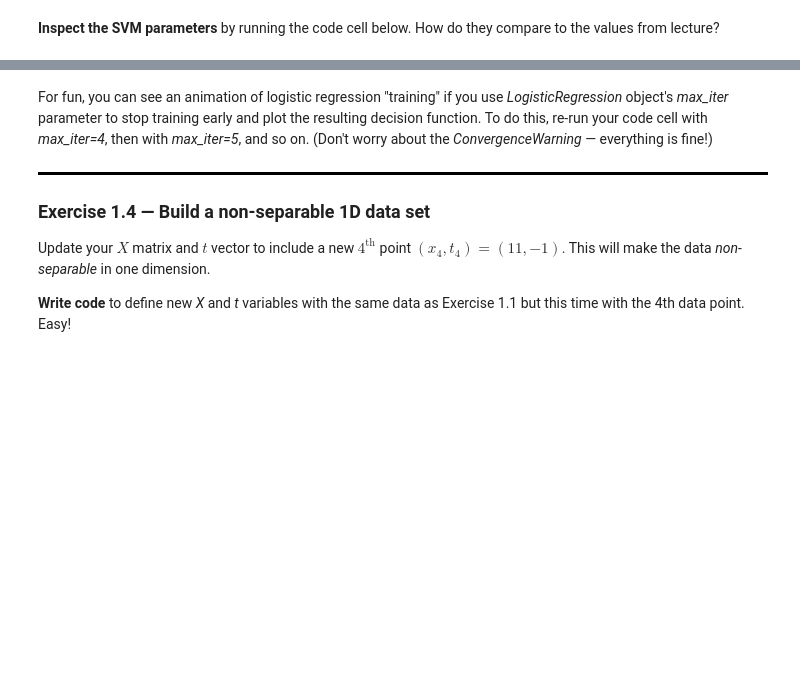
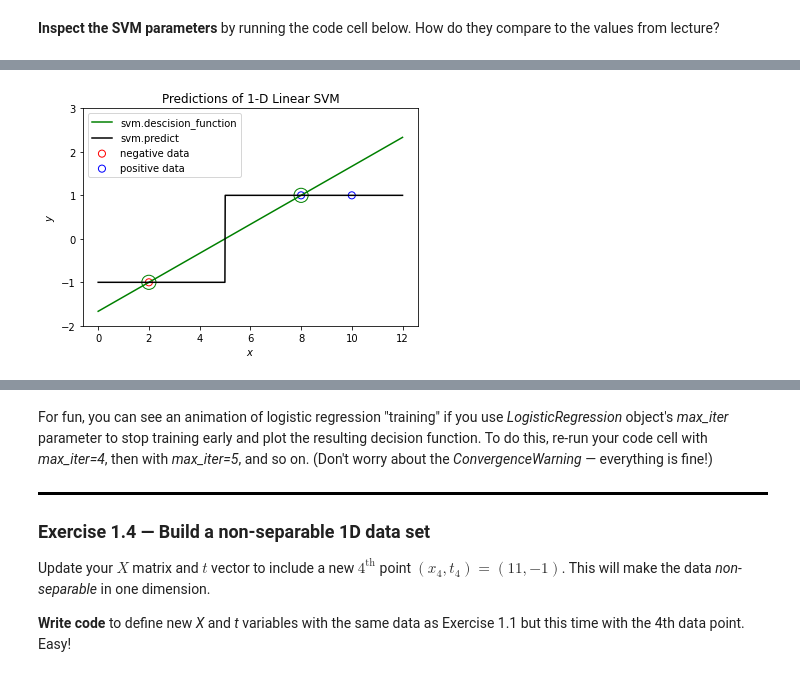
Before and after one commit to m-triassi/ml-exercises, a Jupyter notebook: Lab 4/lab4-exercises.ipynb, the cells around one changed output, grey strips where cells are left out. Drawn from its saved outputs; the diff is of its cells as text; code cells hidden in the pictures; blank space fills up the shorter version.

```diff
--- a/Lab 4/lab4-exercises.ipynb
+++ b/Lab 4/lab4-exercises.ipynb
@@ -45,3 +43,6 @@ This training set can be depicted as below, where red indicates negative class a
+# %%
+X = np.array([[2], [8], [10]], dtype='float64')
+t = np.array([-1, 1, 1])
 # %% [markdown]
 **Check your answer** by running the code cell below.
 # %%
@@ -69,3 +70,5 @@ Read the first few lines of documentation for **[sklearn.svm.SVC](https://scikit
+# %%
+svm = sklearn.svm.SVC(kernel='linear').fit(X, t)
 # %% [markdown]
 **Check your answer** by running the code cell below.
 # %%
@@ -101,22 +116,27 @@ Here you are asked to plot the SVM "decision function" $y(x)$ and the SVM classi
 # %%
 def plot_toy_1d_data(X, t, title, support=None):  # You can use this function throughout the lab
     """
     Plots 1-dimensional data X with targets t.
 
     If 'support' is given, it specifies the indices of data points in X that
     are the support vectors of an SVM. Those points will be circled to highlight them.
     """
     plt.scatter(X[t==-1], t[t==-1], s=50, edgecolors='r', facecolors='none', label='negative data')
     plt.scatter(X[t==+1], t[t==+1], s=50, edgecolors='b', facecolors='none', label='positive data')
     if support is not None:
         plt.scatter(X[support], t[support], s=200, edgecolors='g', facecolors='none')
     plt.xlabel('$x$')
     plt.ylabel('$y$')
     plt.ylim(-2, 3)
     plt.title(title)
     plt.legend()
 
-# Your code here. Aim for 4-6 lines. You can call the above function too.
+linespace = np.linspace(0, 12, 1000).reshape(1000, 1)
+plt.plot(linespace, svm.decision_function(linespace), label='svm.descision_function', c='green')
+plt.plot(linespace, svm.predict(linespace), label='svm.predict', c='black')
+plot_toy_1d_data(X, t, 'Predictions of 1-D Linear SVM', support=svm.support_)
+# %% [output]
+[figure, added]
 # %% [markdown]
 <div style="border-bottom: 3px solid black;"></div>
 
```
Also changed, not shown: parts of 21 cells of this notebook, 1 other file.
